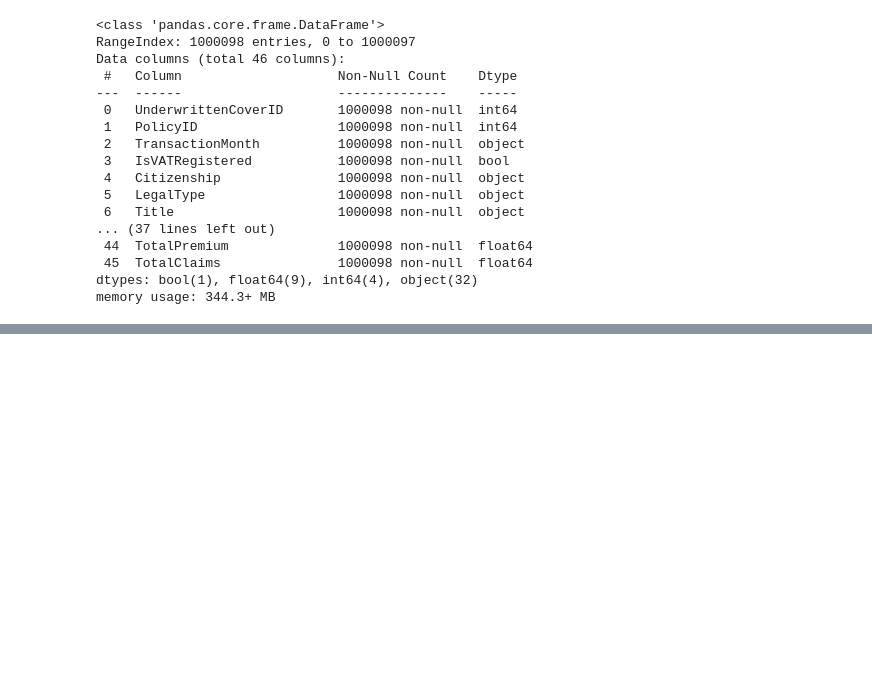
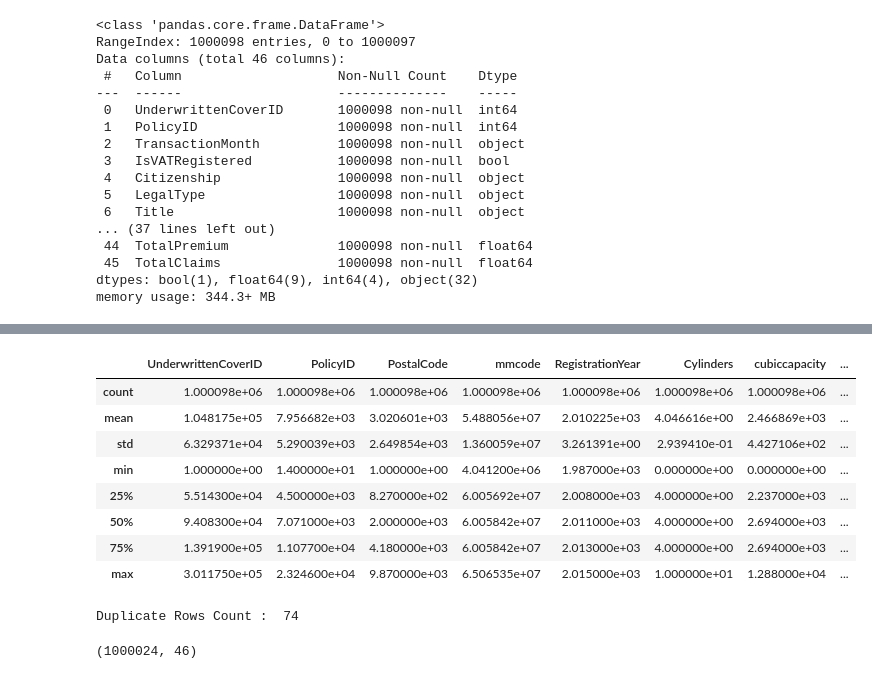
Before and after one commit to MatiwosD/Insurance-Claims-Analysis-with-Predictive-Model, a Jupyter notebook: notebooks/modeling.ipynb, the cells around one changed output, grey strips where cells are left out. Drawn from its saved outputs; the diff is of its cells as text; code cells hidden in the pictures; blank space fills up the shorter version.

Commit message:
Working on the cleaning the data.

```diff
--- a/notebooks/modeling.ipynb
+++ b/notebooks/modeling.ipynb
@@ -129,0 +203,3 @@ memory usage: 344.3+ MB
+# %%
+# Replace the original data with the cleaned data
+data = cleaned_data
@@ -129,0 +278,23 @@ memory usage: 344.3+ MB
+# %%
+# Basic statistical details
+data.describe()
+# %% [output]
+|  | UnderwrittenCoverID | PolicyID | PostalCode | mmcode | RegistrationYear | Cylinders | cubiccapacity | ... |
+| count | 1.000098e+06 | 1.000098e+06 | 1.000098e+06 | 1.000098e+06 | 1.000098e+06 | 1.000098e+06 | 1.000098e+06 | ... |
+| mean | 1.048175e+05 | 7.956682e+03 | 3.020601e+03 | 5.488056e+07 | 2.010225e+03 | 4.046616e+00 | 2.466869e+03 | ... |
+| std | 6.329371e+04 | 5.290039e+03 | 2.649854e+03 | 1.360059e+07 | 3.261391e+00 | 2.939410e-01 | 4.427106e+02 | ... |
+| min | 1.000000e+00 | 1.400000e+01 | 1.000000e+00 | 4.041200e+06 | 1.987000e+03 | 0.000000e+00 | 0.000000e+00 | ... |
+| 25% | 5.514300e+04 | 4.500000e+03 | 8.270000e+02 | 6.005692e+07 | 2.008000e+03 | 4.000000e+00 | 2.237000e+03 | ... |
+| 50% | 9.408300e+04 | 7.071000e+03 | 2.000000e+03 | 6.005842e+07 | 2.011000e+03 | 4.000000e+00 | 2.694000e+03 | ... |
+| 75% | 1.391900e+05 | 1.107700e+04 | 4.180000e+03 | 6.005842e+07 | 2.013000e+03 | 4.000000e+00 | 2.694000e+03 | ... |
+| max | 3.011750e+05 | 2.324600e+04 | 9.870000e+03 | 6.506535e+07 | 2.015000e+03 | 1.000000e+01 | 1.288000e+04 | ... |
+# %%
+# Removing duplicate rows.
+print('Duplicate Rows Count : ', data.duplicated().sum())
+data=data.drop_duplicates(keep="first")
+# %% [output]
+Duplicate Rows Count :  74
+# %%
+data.shape
+# %% [output]
+(1000024, 46)
```
Also changed, not shown: parts of 10 cells of this notebook, 1 other file.
